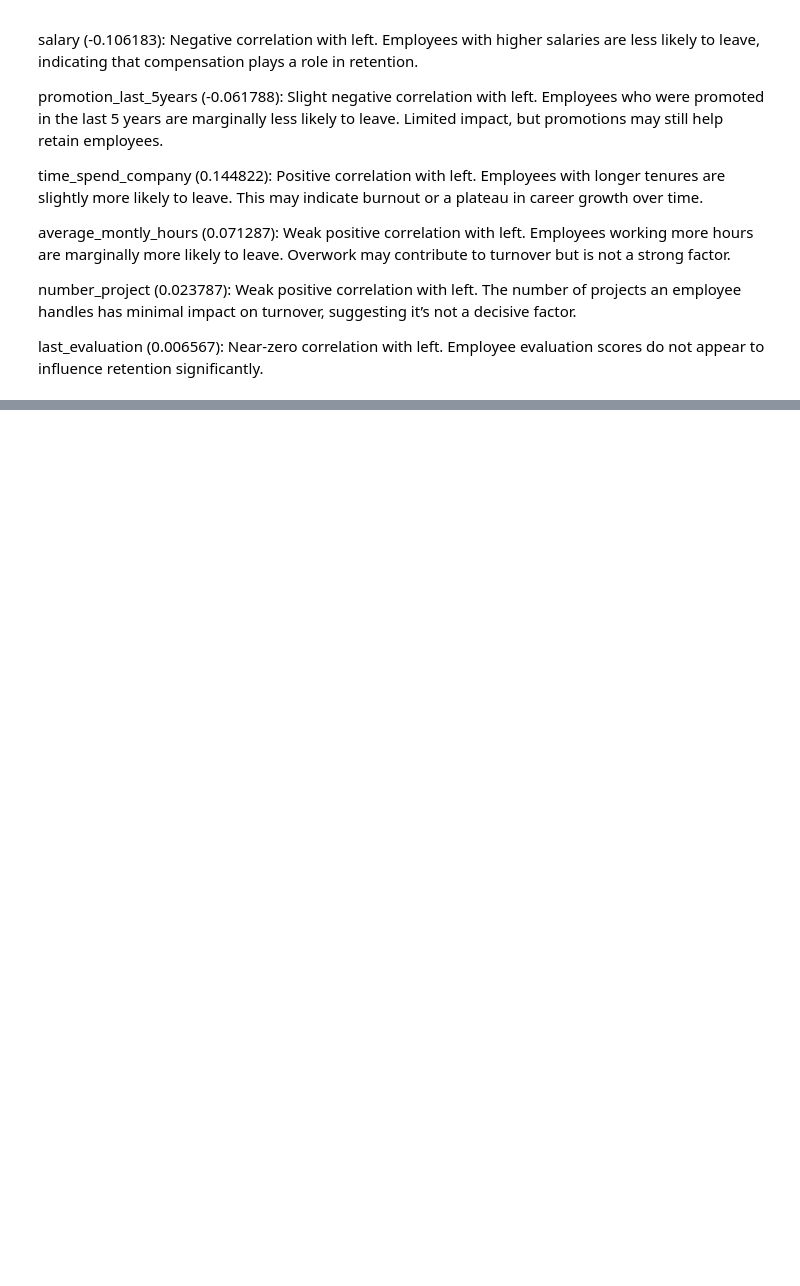
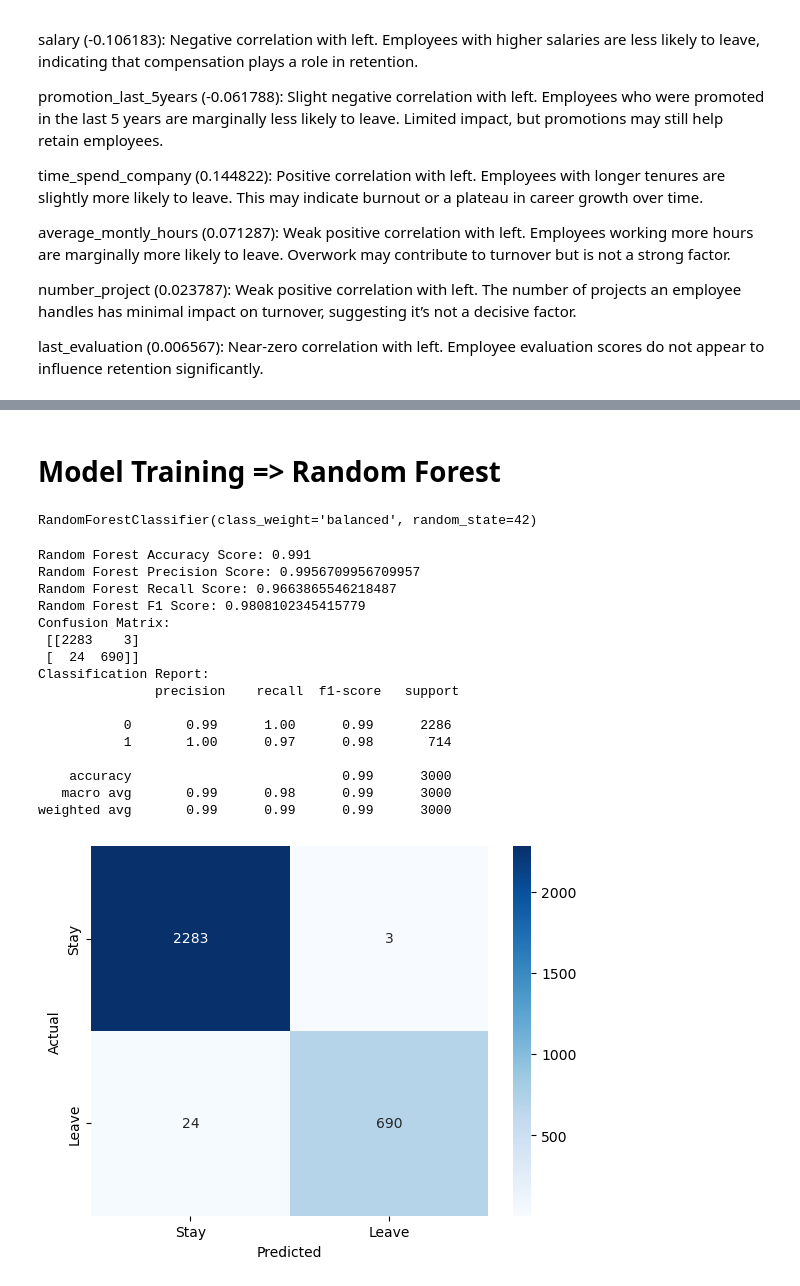
Before and after one commit to Jahnavi-Kalla/predictive-hr, a Jupyter notebook: Commit.ipynb, the cells around one changed output, grey strips where cells are left out. Drawn from its saved outputs; the diff is of its cells as text; code cells hidden in the pictures; blank space fills up the shorter version.

```diff
--- a/Commit.ipynb
+++ b/Commit.ipynb
@@ -322,0 +325,3 @@ Employee evaluation scores do not appear to influence retention significantly.
+# %%
+#Dropping Department column to avoid fitting issues in the model
+df.drop('Department', axis = 1, inplace = True)
@@ -322,0 +371,63 @@ Employee evaluation scores do not appear to influence retention significantly.
+# %% [markdown]
+# Model Training => Random Forest
+# %%
+from sklearn.ensemble import RandomForestClassifier
+
+#Train Random Forest model with class weighting
+rf_model = RandomForestClassifier(class_weight = 'balanced', random_state = 42)
+rf_model.fit(X_train,y_train)
+# %% [output]
+RandomForestClassifier(class_weight='balanced', random_state=42)
+# %%
+#Make predictions
+y_pred = rf_model.predict(X_test)
+
+#Get prediction probabilities
+y_pred_prob = rf_model.predict_proba(X_test)[:, 1]
+# %%
+from sklearn.metrics import classification_report, accuracy_score, precision_score, recall_score, f1_score, confusion_matrix
+
+#Calculate accuracy
+accuracy_rf = accuracy_score(y_test, y_pred)
+
+#Calculate Precision, Recall, F1-score
+precision_rf = precision_score(y_test, y_pred)
+recall_rf = recall_score(y_test, y_pred)
+y_f1_score = f1_score(y_test, y_pred)
+
+#Calculate Confusion Matrix
+confusion_matrix_rf = confusion_matrix(y_test, y_pred)
+
+#Calculate classification report
+classification_report_rf = classification_report(y_test, y_pred)
+
+print('Random Forest Accuracy Score:',accuracy_rf)
+print('Random Forest Precision Score:', precision_rf)
+print('Random Forest Recall Score:', recall_rf)
+print('Random Forest F1 Score:', y_f1_score)
+print('Confusion Matrix:\n',confusion_matrix_rf)
+print('Classification Report:\n', classification_report_rf)
+
+#Plot Heatmap of confusion matrix
+sns.heatmap(confusion_matrix_rf, annot=True, fmt='d', cmap='Blues', xticklabels=["Stay","Leave"], yticklabels=["Stay","Leave"])
+plt.xlabel('Predicted')
+plt.ylabel('Actual')
+plt.show()
+# %% [output]
+Random Forest Accuracy Score: 0.991
+Random Forest Precision Score: 0.9956709956709957
+Random Forest Recall Score: 0.9663865546218487
+Random Forest F1 Score: 0.9808102345415779
+Confusion Matrix:
+ [[2283    3]
+ [  24  690]]
+Classification Report:
+               precision    recall  f1-score   support
+
+           0       0.99      1.00      0.99      2286
+           1       1.00      0.97      0.98       714
+
+    accuracy                           0.99      3000
+   macro avg       0.99      0.98      0.99      3000
+weighted avg       0.99      0.99      0.99      3000
+[figure, added]
```
Also changed, not shown: parts of 11 cells of this notebook, 1 other file.
